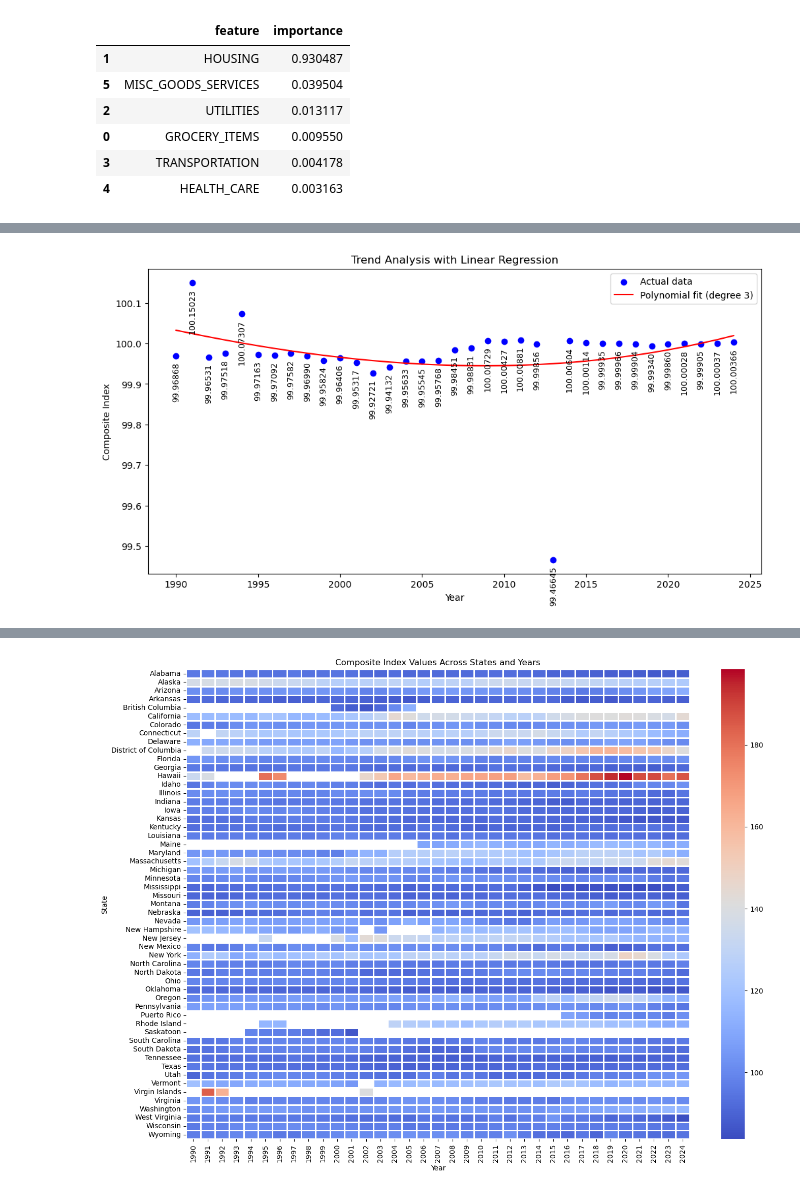
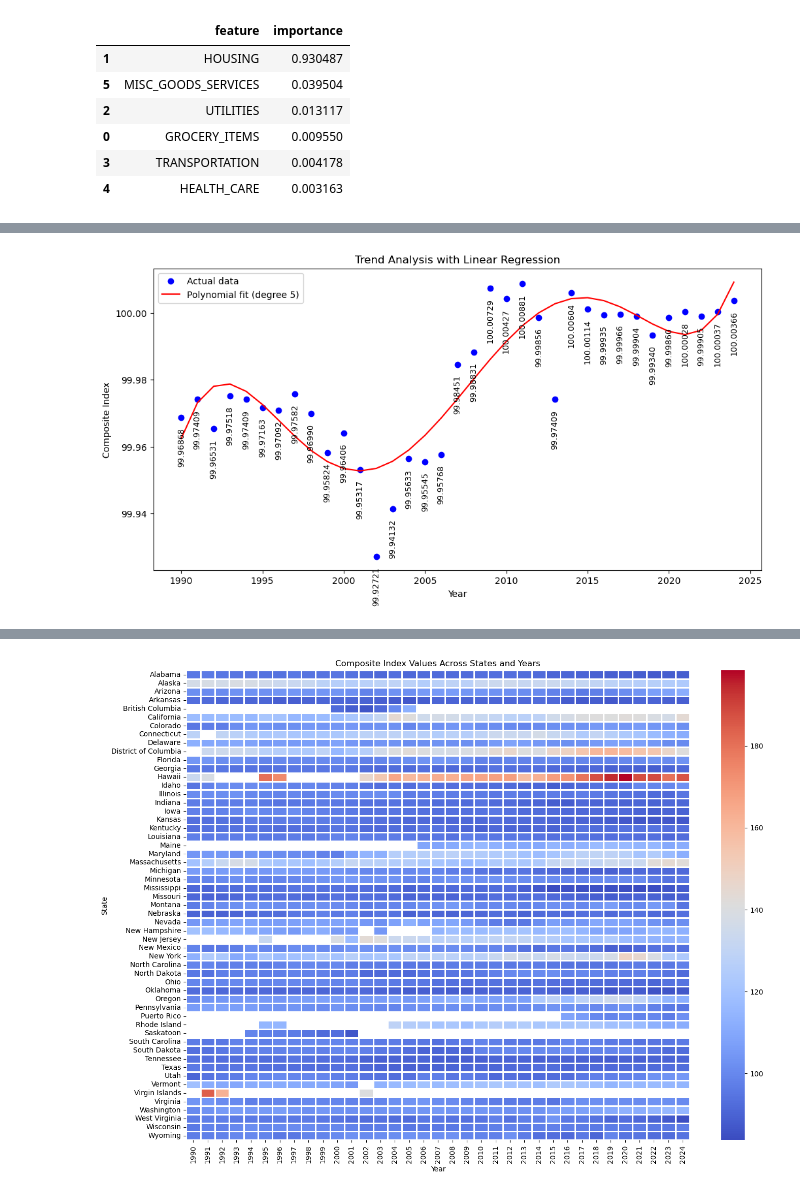
Before and after one commit to angie313/group-9-COLI, a Jupyter notebook: group_9_COLI.ipynb, the cells around one changed output, grey strips where cells are left out. Drawn from its saved outputs; the diff is of its cells as text; code cells hidden in the pictures.

Commit message:
Replaced outliers with mean value, use degree 5 for better R-square, plotted residual graph

```diff
--- a/group_9_COLI.ipynb
+++ b/group_9_COLI.ipynb
@@ -103,45 +103,73 @@ from sklearn.linear_model import LinearRegression
 import matplotlib.pyplot as plt
 from sklearn.preprocessing import PolynomialFeatures
 from sklearn.metrics import mean_absolute_error
+from sklearn.preprocessing import StandardScaler
+from scipy.stats import skew
 
-
-## Use Linear Regression model with degree 3 polynomial fit to predict trends in COMPOSITE_INDEX over time (YEAR)
+## Use Linear Regression model with degree 5 polynomial fit to predict trends in COMPOSITE_INDEX over time (YEAR)
 
 # Aggregate data by year
 composite_index_by_year = data.groupby(['YEAR'])['COMPOSITE_INDEX'].mean().reset_index()
 
+# Get outliers
+q1 = composite_index_by_year['COMPOSITE_INDEX'].quantile(0.25)
+q3 = composite_index_by_year['COMPOSITE_INDEX'].quantile(0.75)
+iqr = q3 - q1
+lower_bound = q1 - 1.5 * iqr
+upper_bound = q3 + 1.5 * iqr
+
+outliers = composite_index_by_year[
+    (composite_index_by_year['COMPOSITE_INDEX'] < lower_bound) |
+    (composite_index_by_year['COMPOSITE_INDEX'] > upper_bound)
+]
+print("Outliers:", outliers)
+
+# Replace outliers with mean
+composite_index_by_year.loc[
+    (composite_index_by_year['COMPOSITE_INDEX'] < lower_bound) |
+    (composite_index_by_year['COMPOSITE_INDEX'] > upper_bound), 'COMPOSITE_INDEX'
+] = composite_index_by_year['COMPOSITE_INDEX'].mean()
+
+# COMPOSITE_INDEX distribution (skewness)
+skewness = skew(composite_index_by_year['COMPOSITE_INDEX'])
+print(f"Skewness: {skewness}") # -0.4991 (slightly negatively skewed but relatively close to symmetric - 0)
+
+print("Min Composite Index:", composite_index_by_year['COMPOSITE_INDEX'].min())   # 99.9272
+print("Max Composite Index:", composite_index_by_year['COMPOSITE_INDEX'].max())   # 100.0088
+
 X = composite_index_by_year[['YEAR']].values
-y = composite_index_by_year['COMPOSITE_INDEX']
+y = composite_index_by_year['COMPOSITE_INDEX'].values
 
-poly = PolynomialFeatures(degree=3)
+deg = 5
+poly = PolynomialFeatures(degree=deg)
 X_poly = poly.fit_transform(X)
+
+scaler = StandardScaler()
+X_poly_scaled = scaler.fit_transform(X_poly)
 
 # Initialize and fit Linear Regression model
 model = LinearRegression()
-model.fit(X_poly, y)
+model.fit(X_poly_scaled, y)
 
 # Predict the trend
-trend = model.predict(X_poly)
-
-# Calculate R-square
-r2 = model.score(X_poly, y)
-print("R² score:", r2)
+trend = model.predict(X_poly_scaled)
 
 # Calculate Mean Absolute Error (MAE)
 mae = mean_absolute_error(y, trend)
 print("Mean Absolute Error (MAE):", mae)   # 0.0443
 
-print("Min Composite Index:", data['COMPOSITE_INDEX'].min())   # 99.4664
-print("Max Composite Index:", data['COMPOSITE_INDEX'].max())   # 100.1502
+# Calculate R-square
+r2 = model.score(X_poly_scaled, y)
+print("R² score:", r2)
 
 # Visualize the trend
 plt.figure(figsize=(12, 6))
 plt.scatter(X, y, color='blue', label='Actual data')
-plt.plot(X, trend, color='red', label=f'Polynomial fit (degree 3)')
+plt.plot(X, trend, color='red', label=f'Polynomial fit (degree {deg})')
 
 # Annotate each point in the scatter plot
 for i, value in enumerate(y):
-    plt.text(X[i], y[i] - 0.015, f'{value:.5f}', ha='center', va='top', fontsize=9, rotation=90)
+    plt.text(X[i], y[i] - 0.003, f'{value:.5f}', ha='center', va='top', fontsize=9, rotation=90)
 
 plt.xlabel('Year')
 plt.ylabel('Composite Index')
@@ -149,19 +177,31 @@ plt.title('Trend Analysis with Linear Regression')
 plt.legend()
 plt.show()
 
+# Calculate residuals (difference between actual value and predicted value)
+residuals = y - trend
+
+# Plot the residuals vs. Predicted Values (trend)
+plt.figure(figsize=(10, 6))
+plt.scatter(trend, residuals, color='green', alpha=0.7)
+plt.axhline(y=0, color='red', linestyle='--', linewidth=1)
+plt.title("Residual Plot: Residuals vs. Predicted Values")
+plt.xlabel("Predicted Composite Index")
+plt.ylabel("Residuals (Actual - Predicted)")
+plt.show()
+# Residual plot results: dots are randomly scattered around 0 with no clear patterns, the model is appropriate.
 
 
-# The minimum and maximum values of the COMPOSITE_INDEX are 99.4664 and 100.1502 respectively.
-# The range of the COMPOSITE_INDEX, 100.1502 - 99.4664, is relatively small (only about 0.6838 units).
+# The minimum and maximum values of the COMPOSITE_INDEX are 99.9272 and 100.0088 respectively.
+# The range of the COMPOSITE_INDEX, 100.0088 - 99.9272, is relatively small (only about 0.0816 units).
 # This indicates that the COMPOSITE_INDEX values are tightly clustered
 # and that even small errors could significantly affect the model's ability to explain trends.
 
-# Mean Absolute Error (MAE): 0.0443 - On average, the model's predictions are off
-# by about 0.0443 (in the unit of COMPOSITE_INDEX values).
-# Comparing MAE 0.0443 to the range of COMPOSITE_INDEX 0.6838: 0.0443/0.6838 = 6.5%, meaning the model's predictions
+# Mean Absolute Error (MAE): 0.0075 - On average, the model's predictions are off
+# by about 0.0075 (in the unit of COMPOSITE_INDEX values).
+# Comparing MAE 0.0075 to the range of COMPOSITE_INDEX 0.0816: 0.0075/0.0816 = 9.19%, meaning the model's predictions
 # deviate from the actual values by about 6.5% of the total range of COMPOSITE_INDEX on average. This is a
 # relatively small error.
 
-# The R² score 0.07558 indicates that only 7.56% of the variability in COMPOSITE_INDEX is explained by the polynomial regression model.
-# This is quite low and suggests the model is not capturing the trend well.
+# The R² score 0.76057 indicates that 76.06% of the variability in COMPOSITE_INDEX is explained by the polynomial regression model (degree-5).
+# This value is relatively strong and suggests that the model captures most of the variation.
 # %% [output]
@@ -172 +217 @@ Max Composite Index: 255.0
-[figure, old version]
+[figure, new version]
```
Also changed, not shown: parts of 1 cell of this notebook.
